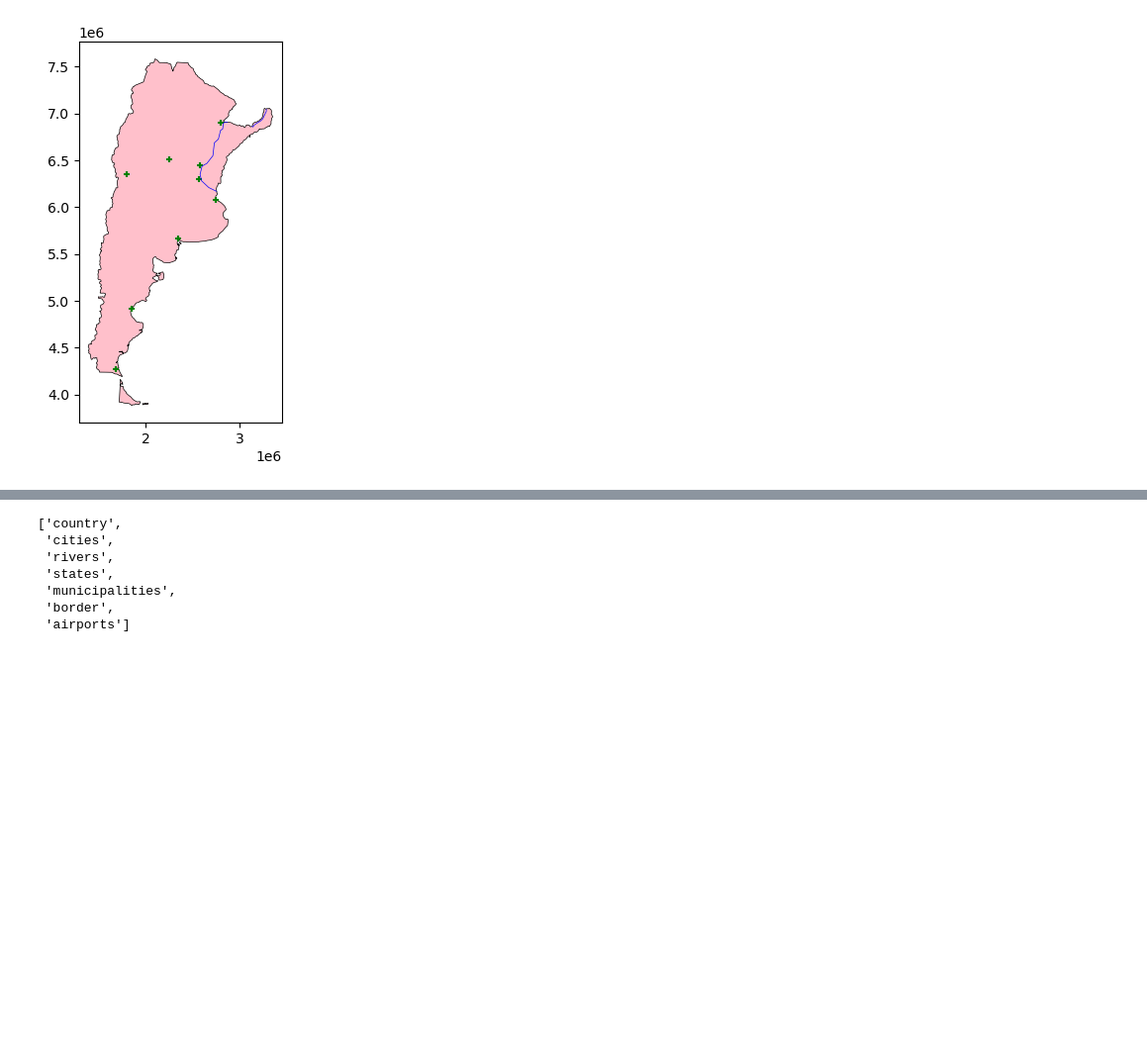
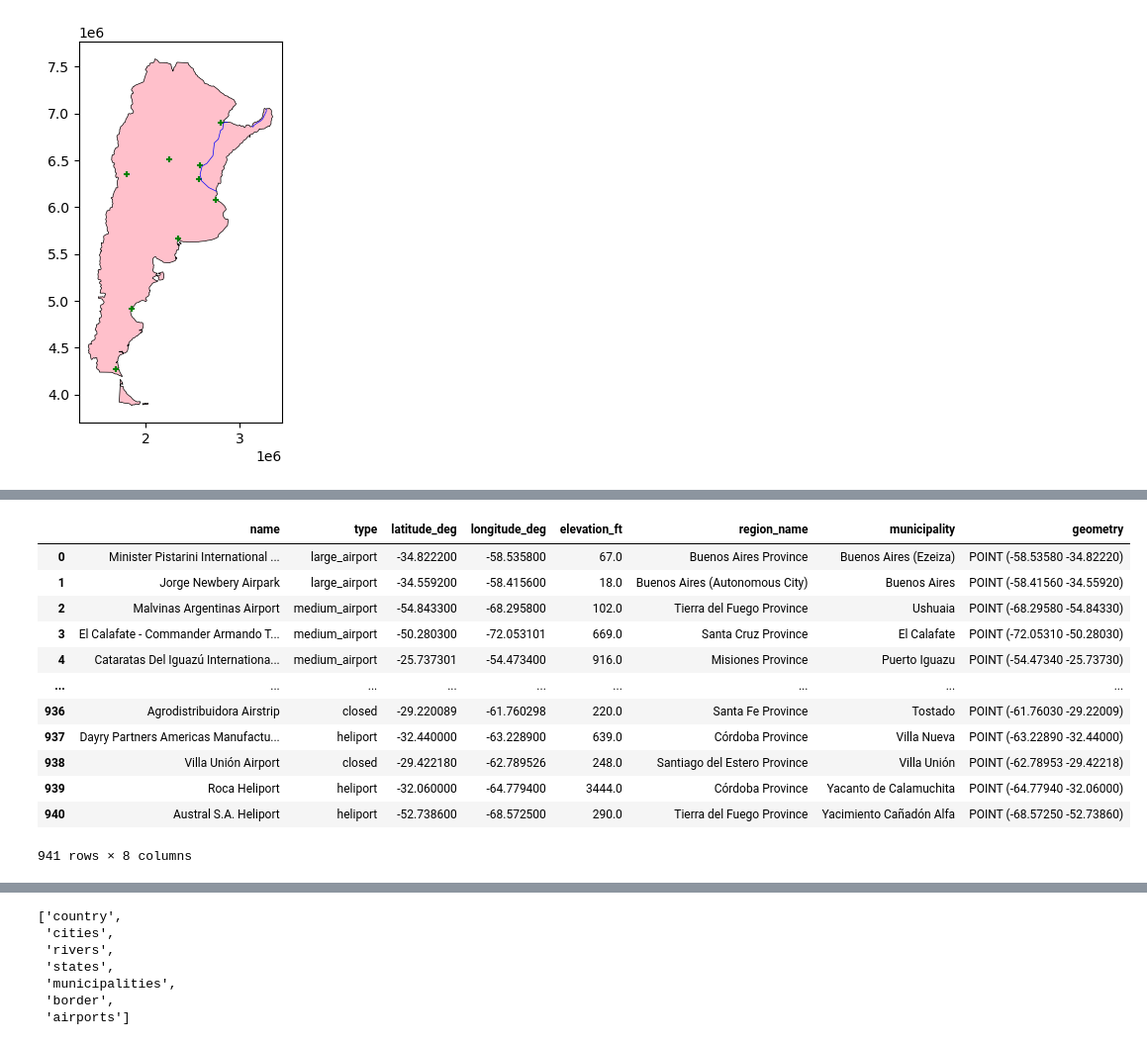
Before and after one commit to Romina300/simpleplot, a Jupyter notebook: index-Copy_simpleplot_Argentina.ipynb, the cells around one changed output, grey strips where cells are left out. Shown at 99% size. Cells and saved outputs as stored; diff of their text form; code cells hidden in the pictures; blank space fills up the shorter version.

```diff
--- a/index-Copy_simpleplot_Argentina.ipynb
+++ b/index-Copy_simpleplot_Argentina.ipynb
@@ -273,0 +261,22 @@ airports.plot(ax=base,markersize=1)
+# %%
+argentina_airports=gpd.GeoDataFrame(data=infoairports.copy(),
+                 geometry=gpd.points_from_xy(infoairports.longitude_deg,
+                                             infoairports.latitude_deg),
+                 crs=4326)# the coordinates were in degrees - unprojected
+#simepre q alg diga longitud latitud es q est a no protyecatdi
+#e 5341 es la proyeccion del mapa de brasil
+argentina_airports
+# %% [output]
+|  | name | type | latitude_deg | longitude_deg | elevation_ft | region_name | municipality | geometry |
+| 0 | Minister Pistarini International ... | large_airport | -34.822200 | -58.535800 | 67.0 | Buenos Aires Province | Buenos Aires (Ezeiza) | POINT (-58.53580 -34.82220) |
+| 1 | Jorge Newbery Airpark | large_airport | -34.559200 | -58.415600 | 18.0 | Buenos Aires (Autonomous City) | Buenos Aires | POINT (-58.41560 -34.55920) |
+| 2 | Malvinas Argentinas Airport | medium_airport | -54.843300 | -68.295800 | 102.0 | Tierra del Fuego Province | Ushuaia | POINT (-68.29580 -54.84330) |
+| 3 | El Calafate - Commander Armando T... | medium_airport | -50.280300 | -72.053101 | 669.0 | Santa Cruz Province | El Calafate | POINT (-72.05310 -50.28030) |
+| 4 | Cataratas Del Iguazú Internationa... | medium_airport | -25.737301 | -54.473400 | 916.0 | Misiones Province | Puerto Iguazu | POINT (-54.47340 -25.73730) |
+| ... | ... | ... | ... | ... | ... | ... | ... | ... |
+| 936 | Agrodistribuidora Airstrip | closed | -29.220089 | -61.760298 | 220.0 | Santa Fe Province | Tostado | POINT (-61.76030 -29.22009) |
+| 937 | Dayry Partners Americas Manufactu... | heliport | -32.440000 | -63.228900 | 639.0 | Córdoba Province | Villa Nueva | POINT (-63.22890 -32.44000) |
+| 938 | Villa Unión Airport | closed | -29.422180 | -62.789526 | 248.0 | Santiago del Estero Province | Villa Unión | POINT (-62.78953 -29.42218) |
+| 939 | Roca Heliport | heliport | -32.060000 | -64.779400 | 3444.0 | Córdoba Province | Yacanto de Calamuchita | POINT (-64.77940 -32.06000) |
+| 940 | Austral S.A. Heliport | heliport | -52.738600 | -68.572500 | 290.0 | Tierra del Fuego Province | Yacimiento Cañadón Alfa | POINT (-68.57250 -52.73860) |
+941 rows × 8 columns
```
Also changed, not shown: parts of 26 cells of this notebook, 1 other file.
